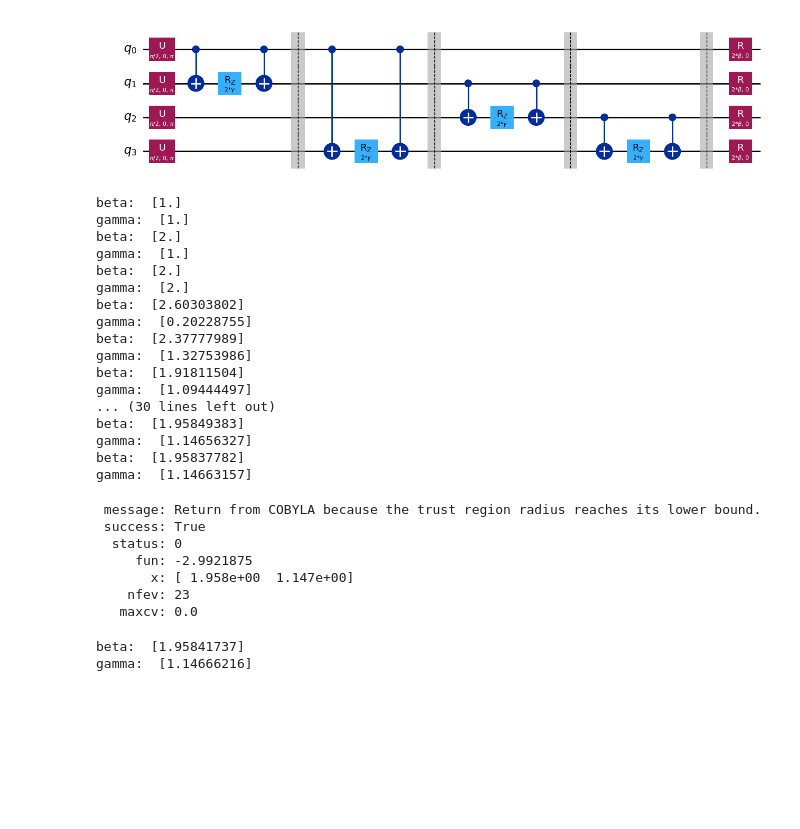
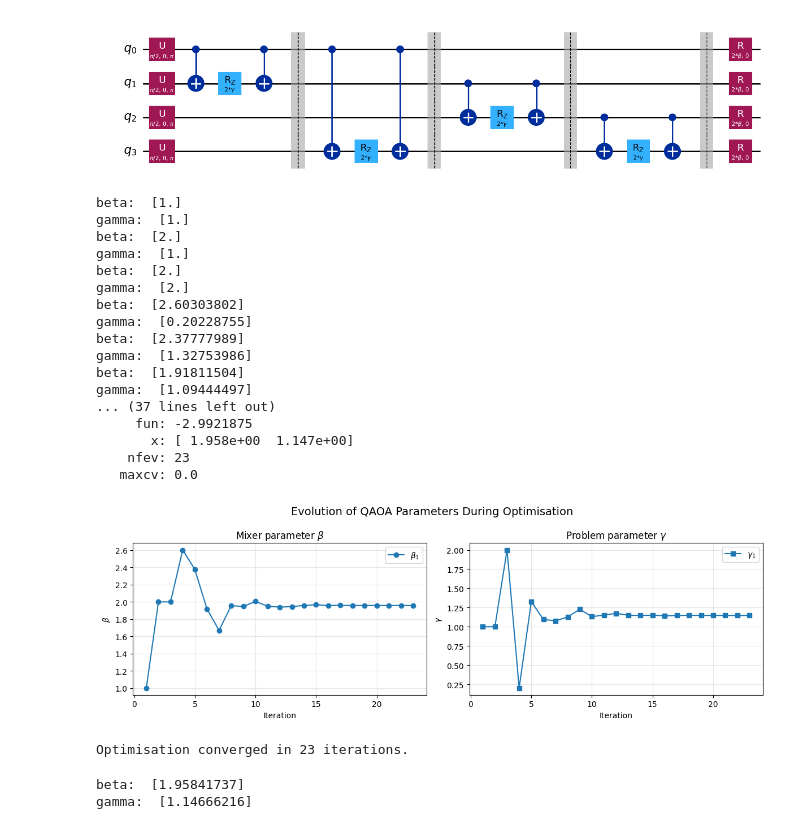
Before and after one commit to RowieK/Quantum-Computing-Minor, a Jupyter notebook: QCA/Assignment 4/exercise_qaoa_redo.ipynb, the cells around one changed output. Drawn from its saved outputs; the diff is of its cells as text; code cells hidden in the pictures; blank space fills up the shorter version.

Commit message:
Implement evolution of Beta and Gamma

```diff
--- a/QCA/Assignment 4/exercise_qaoa_redo.ipynb
+++ b/QCA/Assignment 4/exercise_qaoa_redo.ipynb
@@ -200,38 +228,34 @@ def get_expectation(G, shots=512):
 # %%
 from scipy.optimize import minimize
-
 
 expectation = get_expectation(G)
 
 res = minimize(expectation,
-                      [1.0, 1.0],
-                      method='COBYLA')
-res
+               [1.0, 1.0],
+               method='COBYLA')
+
+print(res)
+plot_parameter_evolution()
 # %% [output]
 beta:  [1.]
 gamma:  [1.]
 beta:  [2.]
 gamma:  [1.]
 beta:  [2.]
 gamma:  [2.]
 beta:  [2.60303802]
 gamma:  [0.20228755]
 beta:  [2.37777989]
 gamma:  [1.32753986]
 beta:  [1.91811504]
 gamma:  [1.09444497]
-... (30 lines left out)
-beta:  [1.95849383]
-gamma:  [1.14656327]
-beta:  [1.95837782]
-gamma:  [1.14663157]
+... (37 lines left out)
+     fun: -2.9921875
+       x: [ 1.958e+00  1.147e+00]
+    nfev: 23
+   maxcv: 0.0
+[figure, added]
- message: Return from COBYLA because the trust region radius reaches its lower bound.
- success: True
-  status: 0
-     fun: -2.9921875
-       x: [ 1.958e+00  1.147e+00]
-    nfev: 23
-   maxcv: 0.0
+Optimisation converged in 23 iterations.
 # %%
 from qiskit.visualization import plot_histogram
 
```
Also changed, not shown: parts of 2 cells of this notebook.
